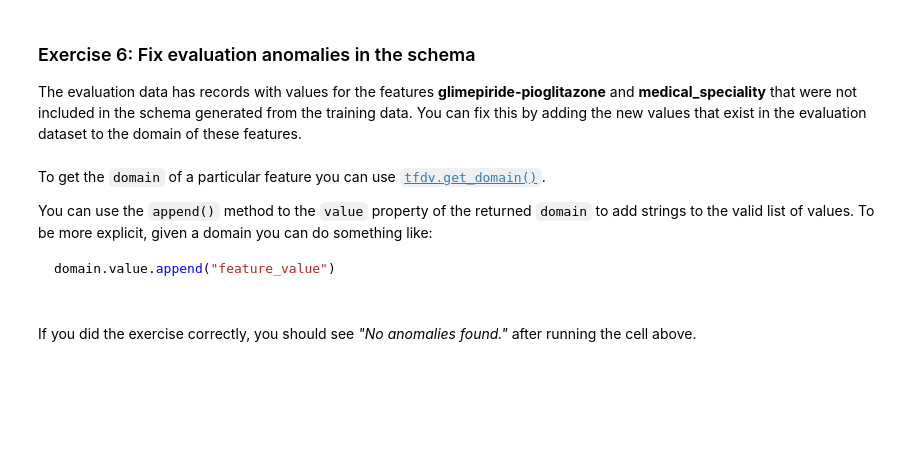
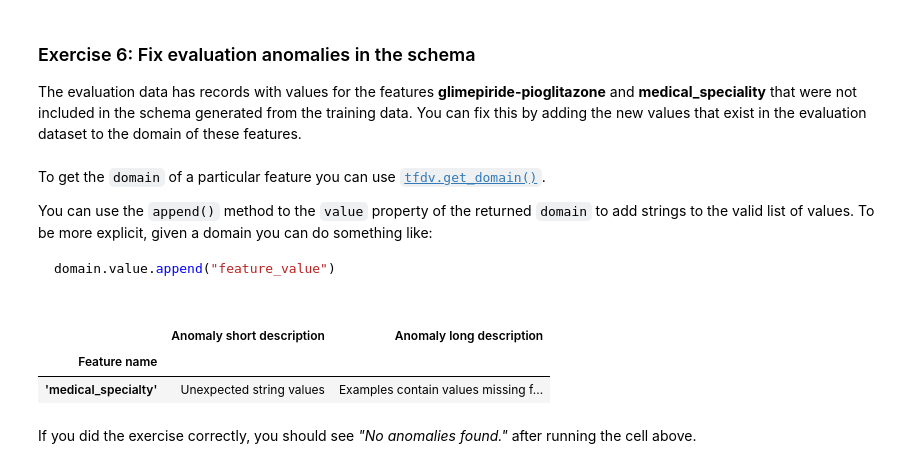
Before and after one commit to frankwwu/Machine-Learning-Engineering-for-Production-MLOps-Specialization, a Jupyter notebook: 2. Machine Learning Data Lifecycle in Production/Week 1. Collecting, Labeling and Validating Data/C2W1_Assignment.ipynb, the cells around one changed output. Saved outputs shown, nothing was run; the diff lists cells and outputs as text; code cells hidden in the pictures; blank space fills up the shorter version.

```diff
--- a/2. Machine Learning Data Lifecycle in Production/Week 1. Collecting, Labeling and Validating Data/C2W1_Assignment.ipynb
+++ b/2. Machine Learning Data Lifecycle in Production/Week 1. Collecting, Labeling and Validating Data/C2W1_Assignment.ipynb
@@ -284,12 +345,12 @@ Additionally, check the function for the protocol name declaration, and define t
 ### START CODE HERE
 # Generate evaluation dataset statistics
 # HINT: Remember to use the evaluation dataframe and to pass the stats_options (that you defined before) as an argument
-eval_stats = tfdv.generate_statistics_from_dataframe(None, stats_options=None)
+eval_stats = tfdv.generate_statistics_from_dataframe(eval_df, stats_options=stats_options)
 
 # Compare evaluation data with training data
 # HINT: Remember to use both the evaluation and training statistics with the lhs_statistics and rhs_statistics arguments
 # HINT: Assign the names of 'EVAL_DATASET' and 'TRAIN_DATASET' to the lhs and rhs protocols
-tfdv.visualize_statistics(lhs_statistics=None, rhs_statistics=None,
-                          lhs_name=None, rhs_name=None)
+tfdv.visualize_statistics(lhs_statistics=eval_stats, rhs_statistics=train_stats,
+                          lhs_name='EVAL_DATASET', rhs_name='TRAIN_DATASET')
 
 ### END CODE HERE
@@ -374,21 +459,26 @@ domain.value.append("feature_value")
 # %%
 ### START CODE HERE
 
 # Get the domain associated with the input feature, glimepiride-pioglitazone, from the schema
 glimepiride_pioglitazone_domain = tfdv.get_domain(schema, 'glimepiride-pioglitazone')
 
 # HINT: Append the missing value 'Steady' to the domain
-None
+glimepiride_pioglitazone_domain.value.append('Steady')
 
 # Get the domain associated with the input feature, medical_specialty, from the schema
 medical_specialty_domain = tfdv.get_domain(schema, 'medical_specialty')
 
 # HINT: Append the missing value 'Neurophysiology' to the domain
-None
+medical_specialty_domain = tfdv.get_domain(schema, 'medical_specialty')
 
 # HINT: Re-calculate and re-display anomalies with the new schema
-None
+updated_anomalies = tfdv.validate_statistics(eval_stats, schema)
+tfdv.display_anomalies(updated_anomalies)
 ### END CODE HERE
+# %% [output]
+|  | Anomaly short description | Anomaly long description |
+| Feature name |  |  |
+| 'medical_specialty' | Unexpected string values | Examples contain values missing f... |
 # %% [markdown]
 If you did the exercise correctly, you should see *"No anomalies found."* after running the cell above.
 # %% [markdown]
```
Also changed, not shown: parts of 29 cells of this notebook, 1 other file.
